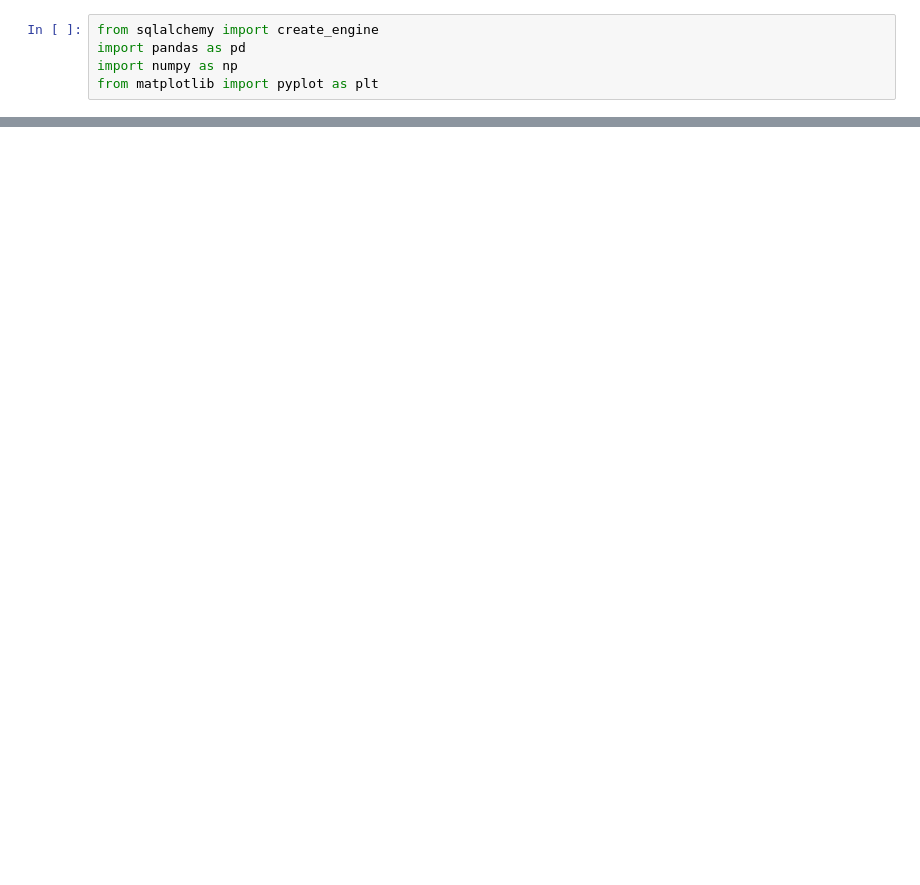
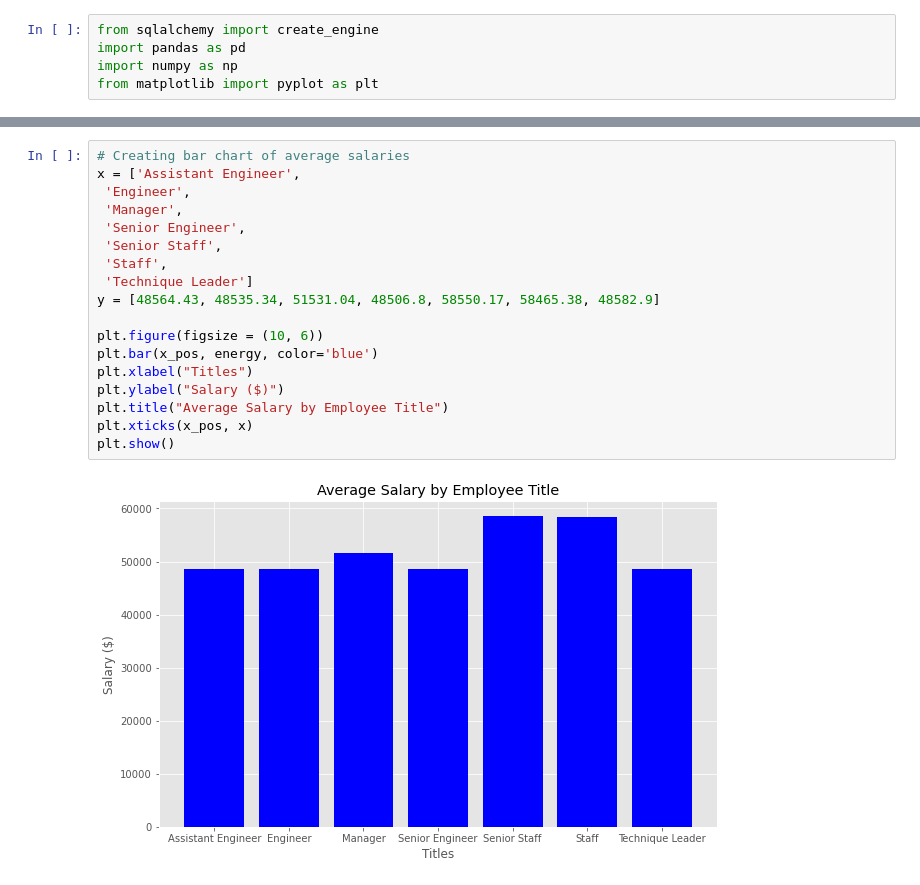
Before and after one commit to mdunlap15/SQL-Challenge, a Jupyter notebook: EmployeeSQL/SQL_Challenge_Bonus.ipynb, the cells around one changed output, grey strips where cells are left out. Saved outputs shown, nothing was run; the diff lists cells and outputs as text; blank space fills up the shorter version.

```diff
--- a/EmployeeSQL/SQL_Challenge_Bonus.ipynb
+++ b/EmployeeSQL/SQL_Challenge_Bonus.ipynb
@@ -27,0 +61,20 @@ plt.show()
+# %%
+# Creating bar chart of average salaries
+x = ['Assistant Engineer',
+ 'Engineer',
+ 'Manager',
+ 'Senior Engineer',
+ 'Senior Staff',
+ 'Staff',
+ 'Technique Leader']
+y = [48564.43, 48535.34, 51531.04, 48506.8, 58550.17, 58465.38, 48582.9]
+
+plt.figure(figsize = (10, 6))
+plt.bar(x_pos, energy, color='blue')
+plt.xlabel("Titles")
+plt.ylabel("Salary ($)")
+plt.title("Average Salary by Employee Title")
+plt.xticks(x_pos, x)
+plt.show()
+# %% [output]
+[figure, added]
```
Also changed, not shown: parts of 9 cells of this notebook.
